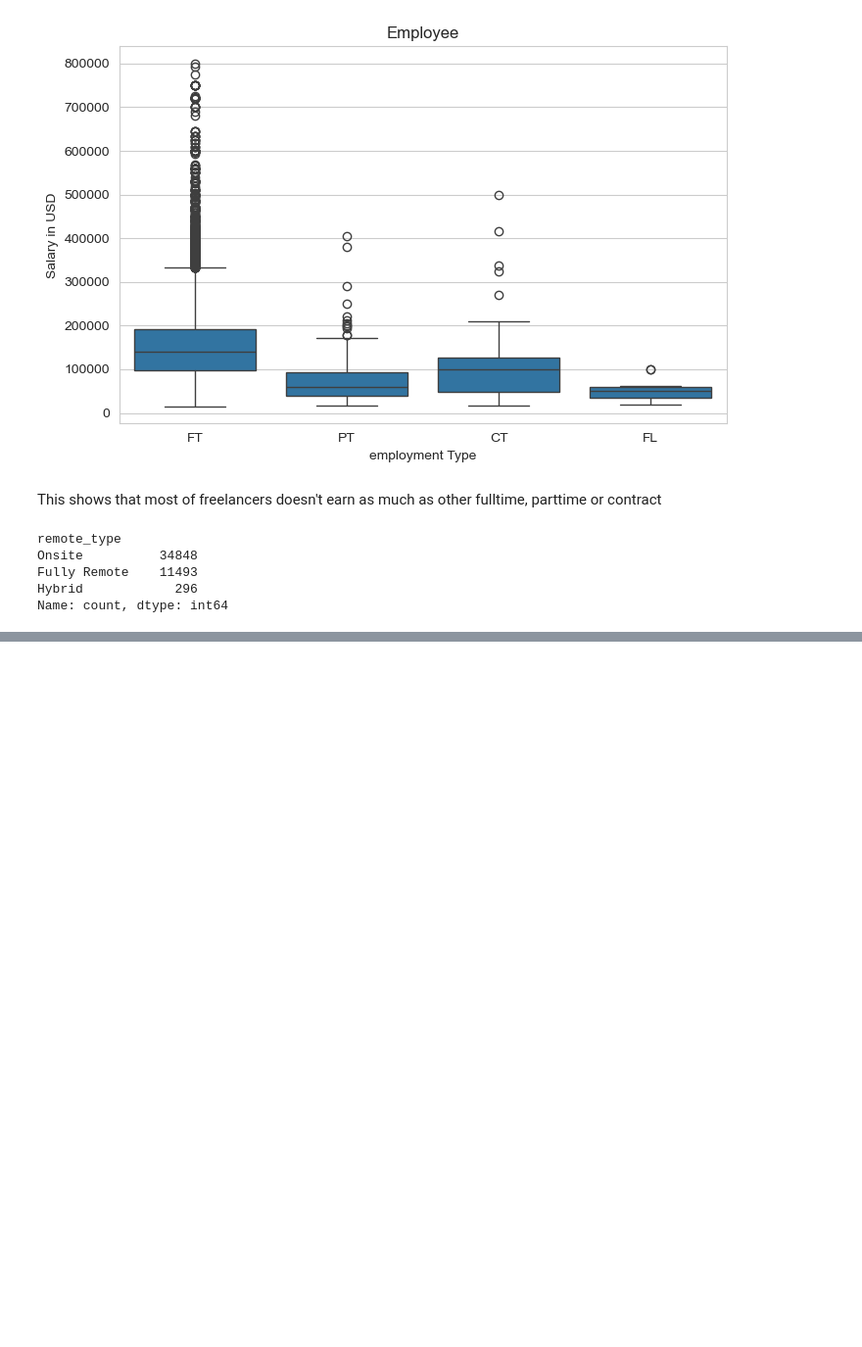
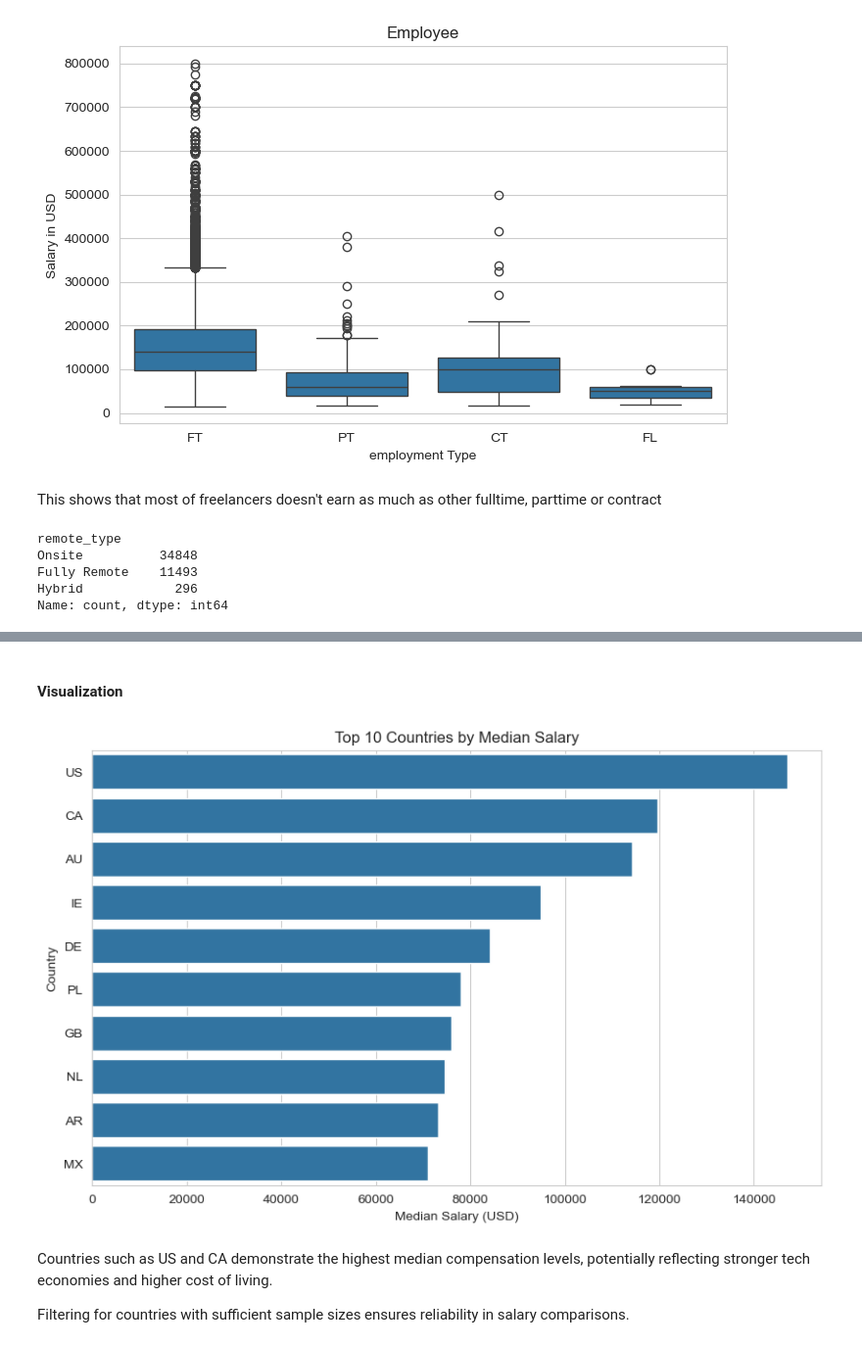
Before and after one commit to IshanWijekoon/global-job-market-analysis, a Jupyter notebook: notebooks/job_market_analysis.ipynb, the cells around one changed output, grey strips where cells are left out. Shown at 98% size. Cells and saved outputs as stored; diff of their text form; code cells hidden in the pictures; blank space fills up the shorter version.

Commit message:
analyze salary by country

```diff
--- a/notebooks/job_market_analysis.ipynb
+++ b/notebooks/job_market_analysis.ipynb
@@ -527,0 +542,2 @@ Name: count, dtype: int64
+# %%
+country_count = df['company_location'].value_counts()
@@ -527,0 +560,3 @@ Name: count, dtype: int64
+# %%
+valid_countries = country_count[country_count >= 50].index
+valid_countries
@@ -527,0 +567,6 @@ Name: count, dtype: int64
+# %%
+filtered_df = df[df['company_location'].isin(valid_countries)]
+# %%
+country_salary_filtered = filtered_df.groupby('company_location')['salary_in_usd'].median().sort_values(ascending=False)
+
+country_salary_filtered.head(10)
@@ -527,0 +586,16 @@ Name: count, dtype: int64
+# %% [markdown]
+#### Visualization
+# %%
+plt.figure(figsize=(10,6))
+sns.barplot(x=country_salary_filtered.head(10).values,
+            y=country_salary_filtered.head(10).index)
+plt.title("Top 10 Countries by Median Salary")
+plt.xlabel("Median Salary (USD)")
+plt.ylabel("Country")
+plt.show()
+# %% [output]
+[figure, added]
+# %% [markdown]
+Countries such as US and CA demonstrate the highest median compensation levels, potentially reflecting stronger tech economies and higher cost of living.
+
+Filtering for countries with sufficient sample sizes ensures reliability in salary comparisons.
```
Also changed, not shown: parts of 10 cells of this notebook.
